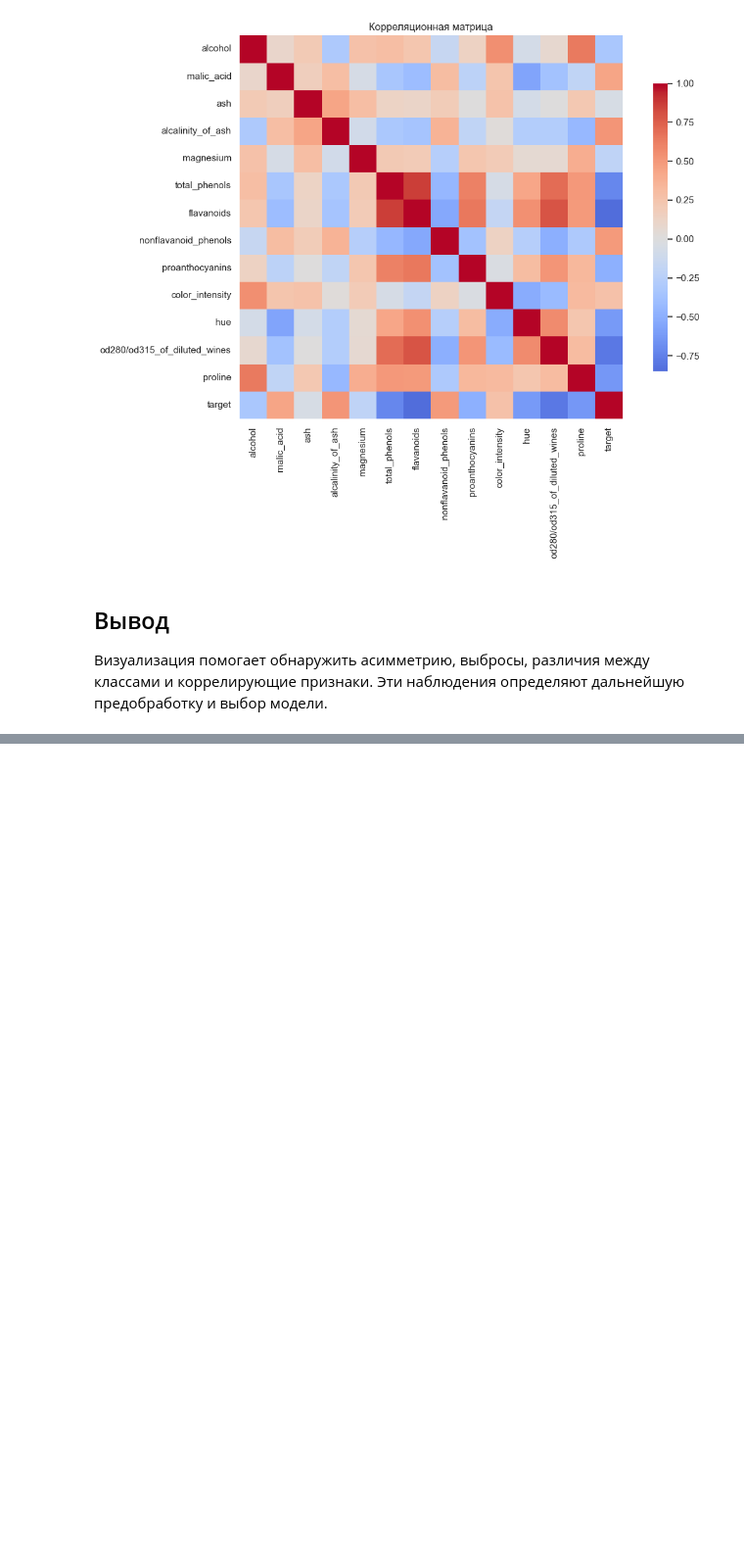
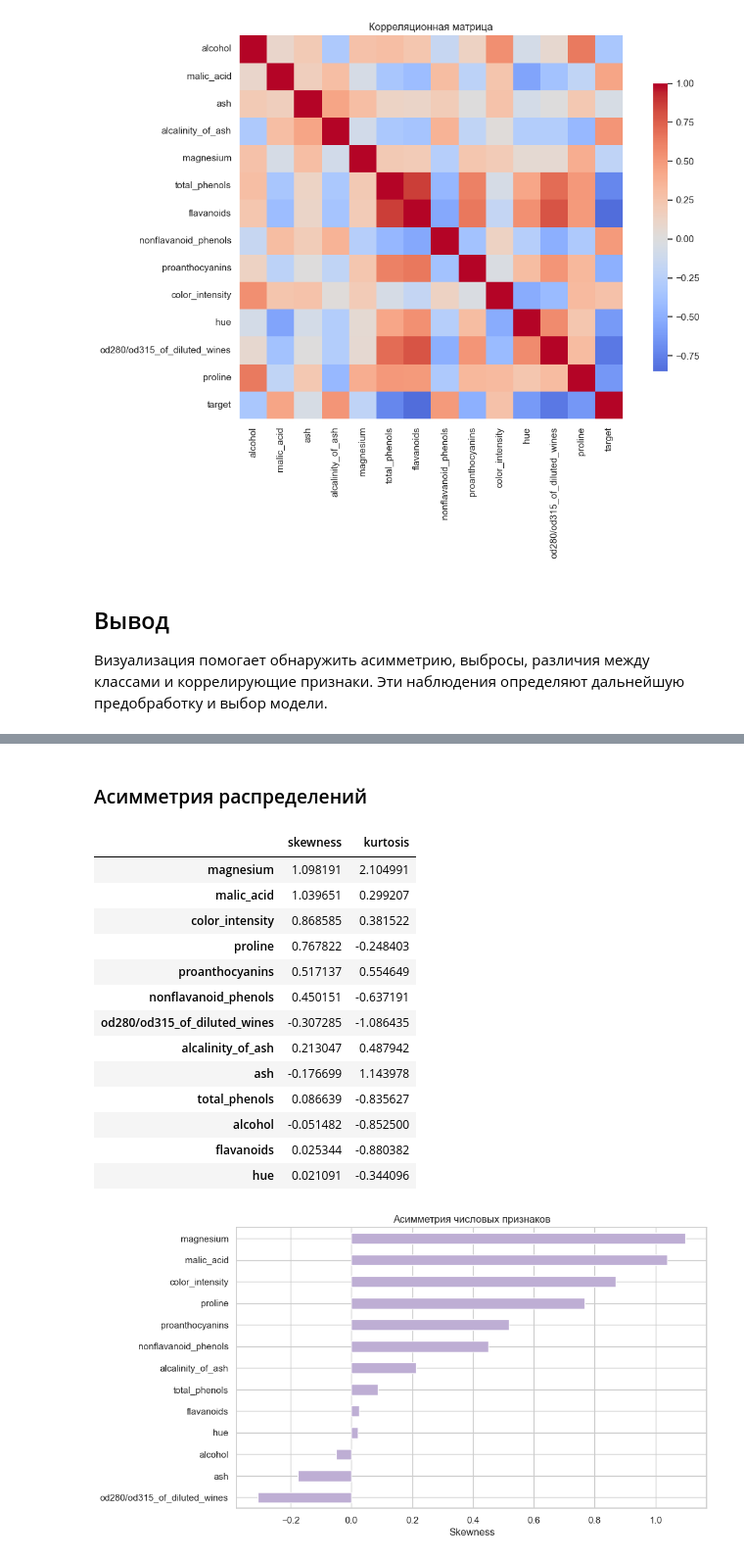
Before and after one commit to pv-afk/pv_afk, a Jupyter notebook: ML-AI/4.2. Визуализация данных.ipynb, the cells around one changed output, grey strips where cells are left out. Shown at 98% size. Drawn from its saved outputs; the diff is of its cells as text; code cells hidden in the pictures; blank space fills up the shorter version.

```diff
--- a/ML-AI/4.2. Визуализация данных.ipynb
+++ b/ML-AI/4.2. Визуализация данных.ipynb
@@ -86,0 +132,30 @@ plt.show()
+# %% [markdown]
+### Асимметрия распределений
+# %%
+numeric_columns = data.select_dtypes(include="number").columns.drop("target")
+distribution_summary = pd.DataFrame({
+    "skewness": data[numeric_columns].skew(),
+    "kurtosis": data[numeric_columns].kurtosis(),
+}).sort_values("skewness", key=np.abs, ascending=False)
+display(distribution_summary)
+
+distribution_summary["skewness"].sort_values().plot.barh(figsize=(10, 6), color="#beaed4")
+plt.title("Асимметрия числовых признаков")
+plt.xlabel("Skewness")
+plt.show()
+# %% [output]
+|  | skewness | kurtosis |
+| magnesium | 1.098191 | 2.104991 |
+| malic_acid | 1.039651 | 0.299207 |
+| color_intensity | 0.868585 | 0.381522 |
+| proline | 0.767822 | -0.248403 |
+| proanthocyanins | 0.517137 | 0.554649 |
+| nonflavanoid_phenols | 0.450151 | -0.637191 |
+| od280/od315_of_diluted_wines | -0.307285 | -1.086435 |
+| alcalinity_of_ash | 0.213047 | 0.487942 |
+| ash | -0.176699 | 1.143978 |
+| total_phenols | 0.086639 | -0.835627 |
+| alcohol | -0.051482 | -0.852500 |
+| flavanoids | 0.025344 | -0.880382 |
+| hue | 0.021091 | -0.344096 |
+[figure, added]
```
Also changed, not shown: parts of 15 cells of this notebook, 14 other files.
